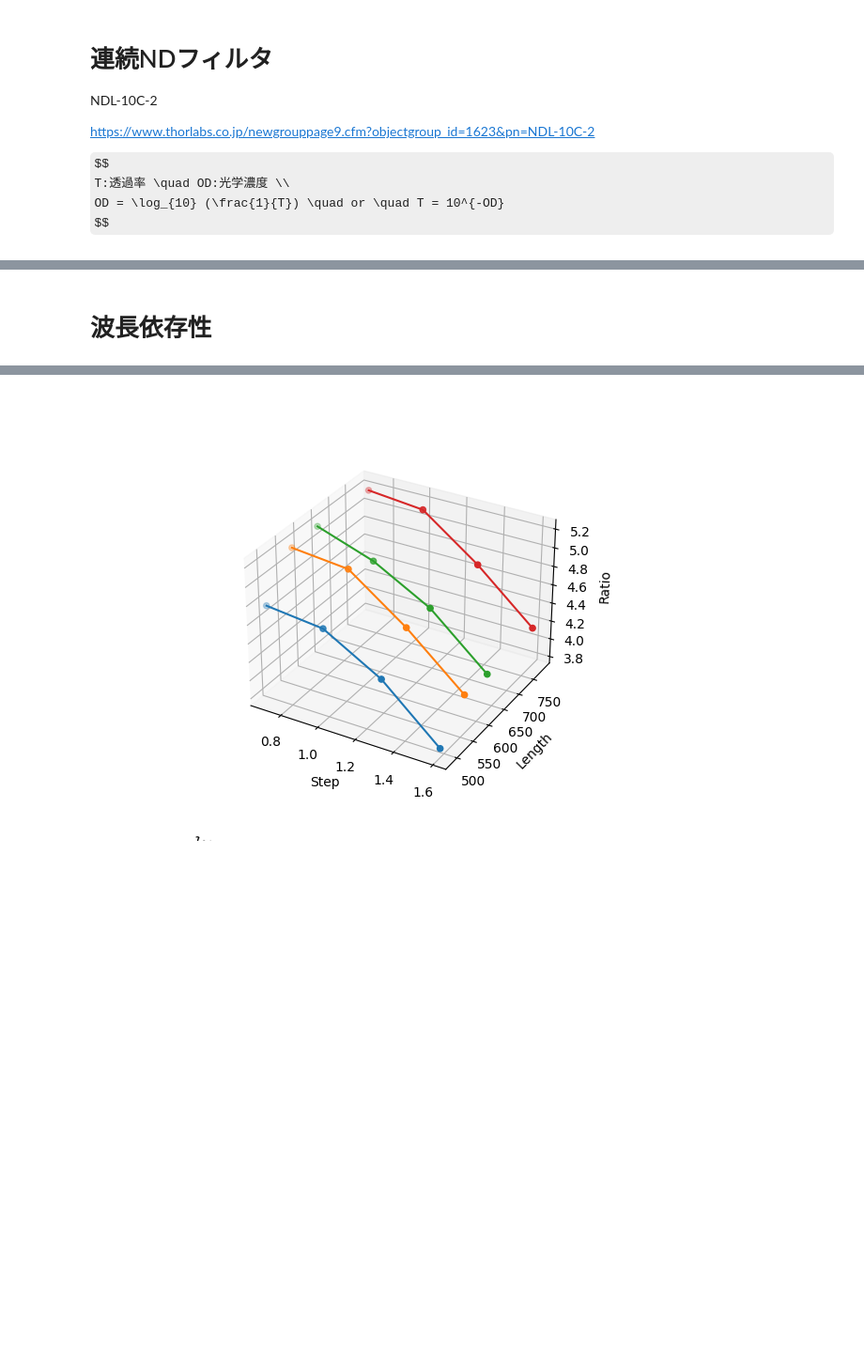
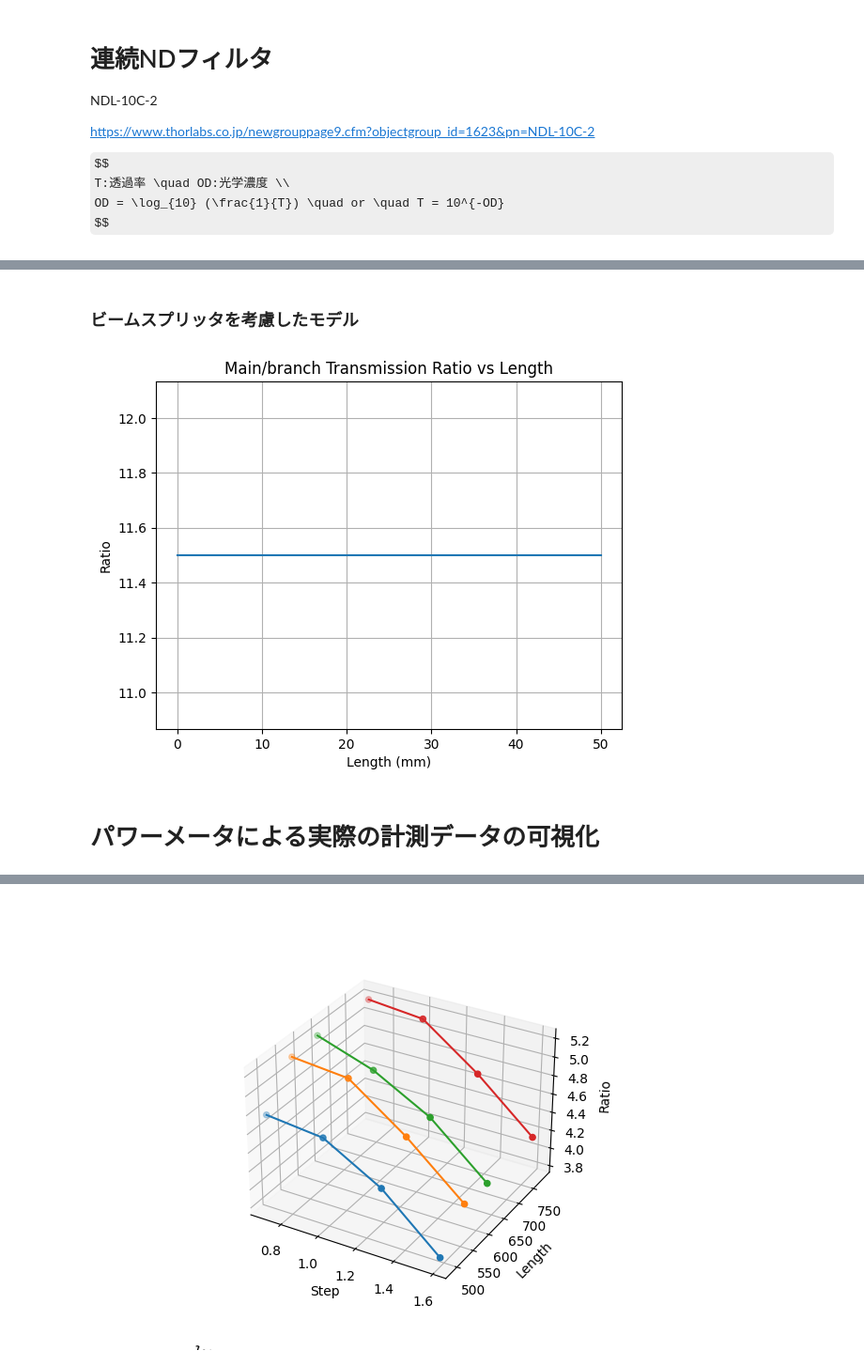
Before and after one commit to chiashi-lab/pl, a Jupyter notebook: notebook/analyse.ipynb, the cells around one changed output, grey strips where cells are left out. Shown: that part at 94% size. Saved outputs shown, nothing was run; the diff lists cells and outputs as text; code cells hidden in the pictures; some formulas as TeX source; blank space fills up the shorter version.

```diff
--- a/notebook/analyse.ipynb
+++ b/notebook/analyse.ipynb
@@ -60,5 +56,23 @@ plt.show()
 # %% [markdown]
-# 波長依存性
+### ビームスプリッタを考慮したモデル
+# %%
+splitratio = 0.92
+# %%
+xlist = np.linspace(0, 50, 100)
+ylist = [transmisson(optical_density(x)) for x in xlist]
+main = [y * splitratio for y in ylist]
+branch = [y * (1 - splitratio) for y in ylist]
+ratio = [m/b for m, b in zip(main, branch)]
+plt.plot(xlist, ratio)
+plt.xlabel("Length (mm)")
+plt.ylabel("Ratio")
+plt.title("Main/branch Transmission Ratio vs Length")
+plt.grid()
+plt.show()
+# %% [output]
+[figure, added]
+# %% [markdown]
+# パワーメータによる実際の計測データの可視化
 # %%
 lengthlist = [488, 561, 633, 785]
 # %%
```
Also changed, not shown: parts of 12 cells of this notebook, 1 other file.
